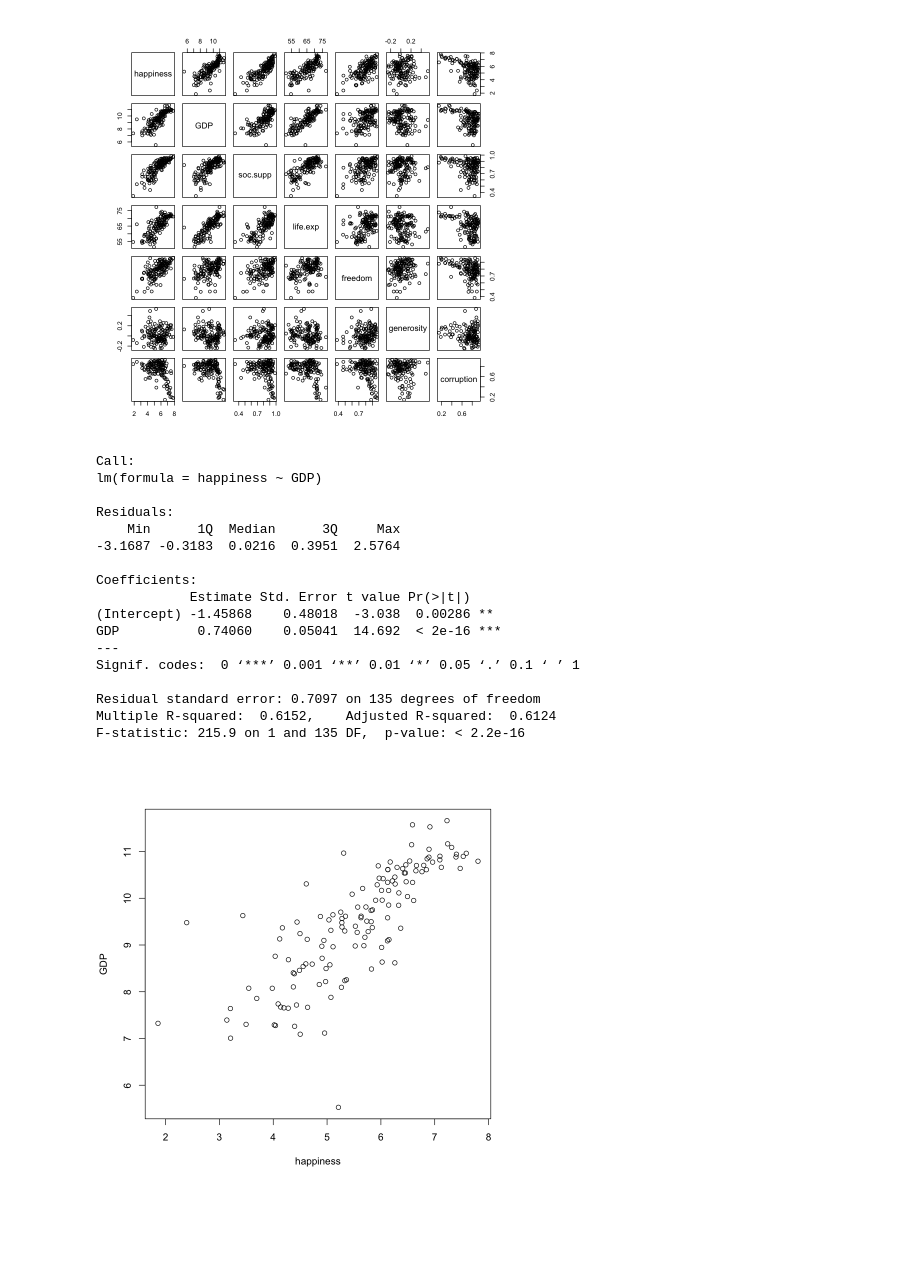
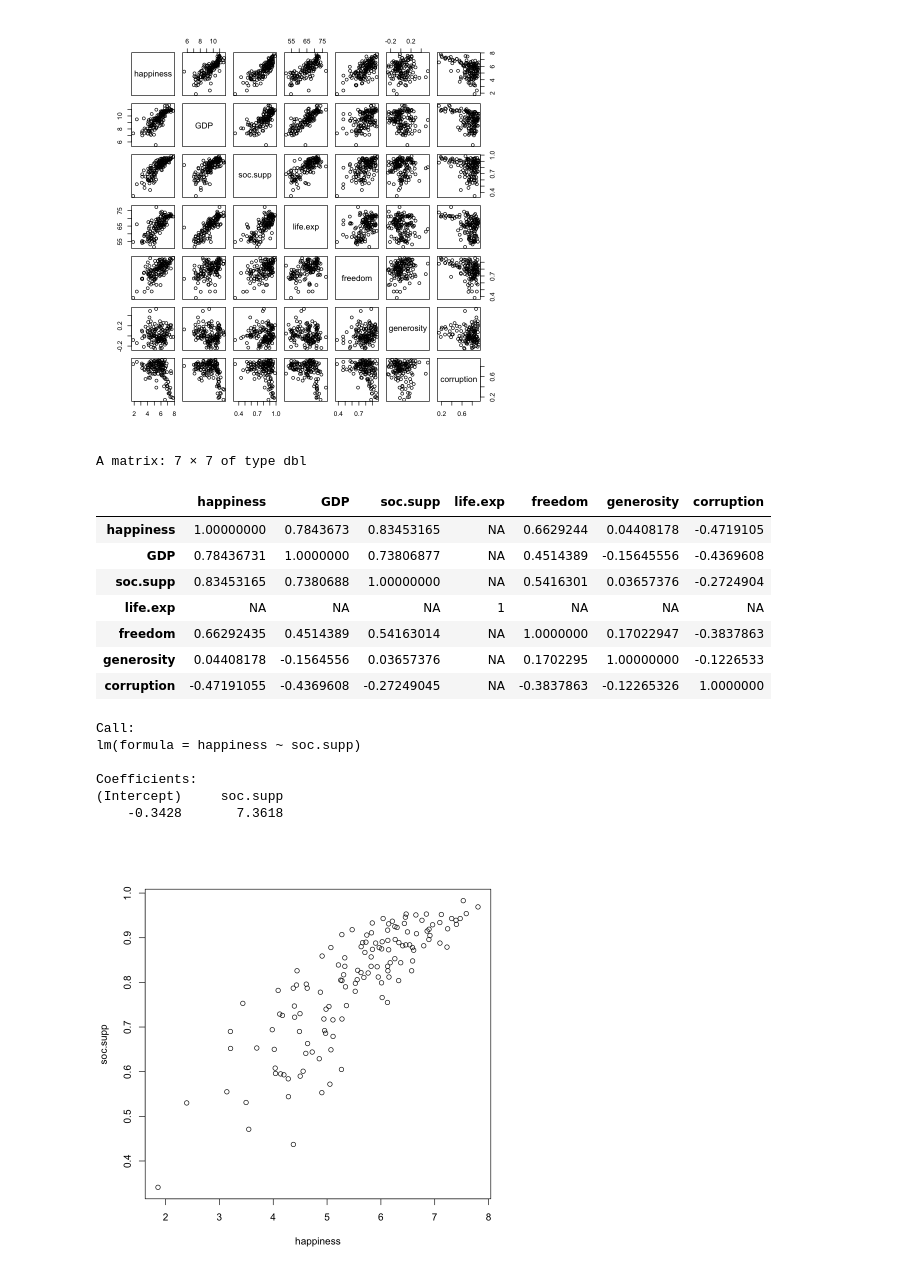
Before and after one commit to liamGaeuman/world_happiness, a Jupyter notebook: main.ipynb, the cells around one changed output. Saved outputs shown, nothing was run; the diff lists cells and outputs as text; code cells hidden in the pictures; blank space fills up the shorter version.

```diff
--- a/main.ipynb
+++ b/main.ipynb
@@ -13,26 +13,25 @@ pairs(~happiness+GDP+soc.supp+life.exp+freedom+generosity+corruption)
 # %% [output]
 [figure]
 # %%
-summary(lm(happiness ~ GDP))
+cor(data.frame(happiness,GDP,soc.supp,life.exp,freedom,generosity,corruption))
 # %% [output]
-Call:
-lm(formula = happiness ~ GDP)
-
-Residuals:
-    Min      1Q  Median      3Q     Max
--3.1687 -0.3183  0.0216  0.3951  2.5764
-
-Coefficients:
-            Estimate Std. Error t value Pr(>|t|)
-(Intercept) -1.45868    0.48018  -3.038  0.00286 **
-GDP          0.74060    0.05041  14.692  < 2e-16 ***
----
-Signif. codes:  0 ‘***’ 0.001 ‘**’ 0.01 ‘*’ 0.05 ‘.’ 0.1 ‘ ’ 1
-
-Residual standard error: 0.7097 on 135 degrees of freedom
-Multiple R-squared:  0.6152,    Adjusted R-squared:  0.6124
-F-statistic: 215.9 on 1 and 135 DF,  p-value: < 2.2e-16
+A matrix: 7 × 7 of type dbl
+|  | happiness | GDP | soc.supp | life.exp | freedom | generosity | corruption |
+| happiness | 1.00000000 | 0.7843673 | 0.83453165 | NA | 0.6629244 | 0.04408178 | -0.4719105 |
+| GDP | 0.78436731 | 1.0000000 | 0.73806877 | NA | 0.4514389 | -0.15645556 | -0.4369608 |
+| soc.supp | 0.83453165 | 0.7380688 | 1.00000000 | NA | 0.5416301 | 0.03657376 | -0.2724904 |
+| life.exp | NA | NA | NA | 1 | NA | NA | NA |
+| freedom | 0.66292435 | 0.4514389 | 0.54163014 | NA | 1.0000000 | 0.17022947 | -0.3837863 |
+| generosity | 0.04408178 | -0.1564556 | 0.03657376 | NA | 0.1702295 | 1.00000000 | -0.1226533 |
+| corruption | -0.47191055 | -0.4369608 | -0.27249045 | NA | -0.3837863 | -0.12265326 | 1.0000000 |
 # %%
-plot(happiness, GDP)
+plot(happiness, soc.supp)
+summary(lm(happiness ~ soc.supp)
 # %% [output]
+Call:
+lm(formula = happiness ~ soc.supp)
+
+Coefficients:
+(Intercept)     soc.supp
+    -0.3428       7.3618
-[figure, old version]
+[figure, new version]
```
